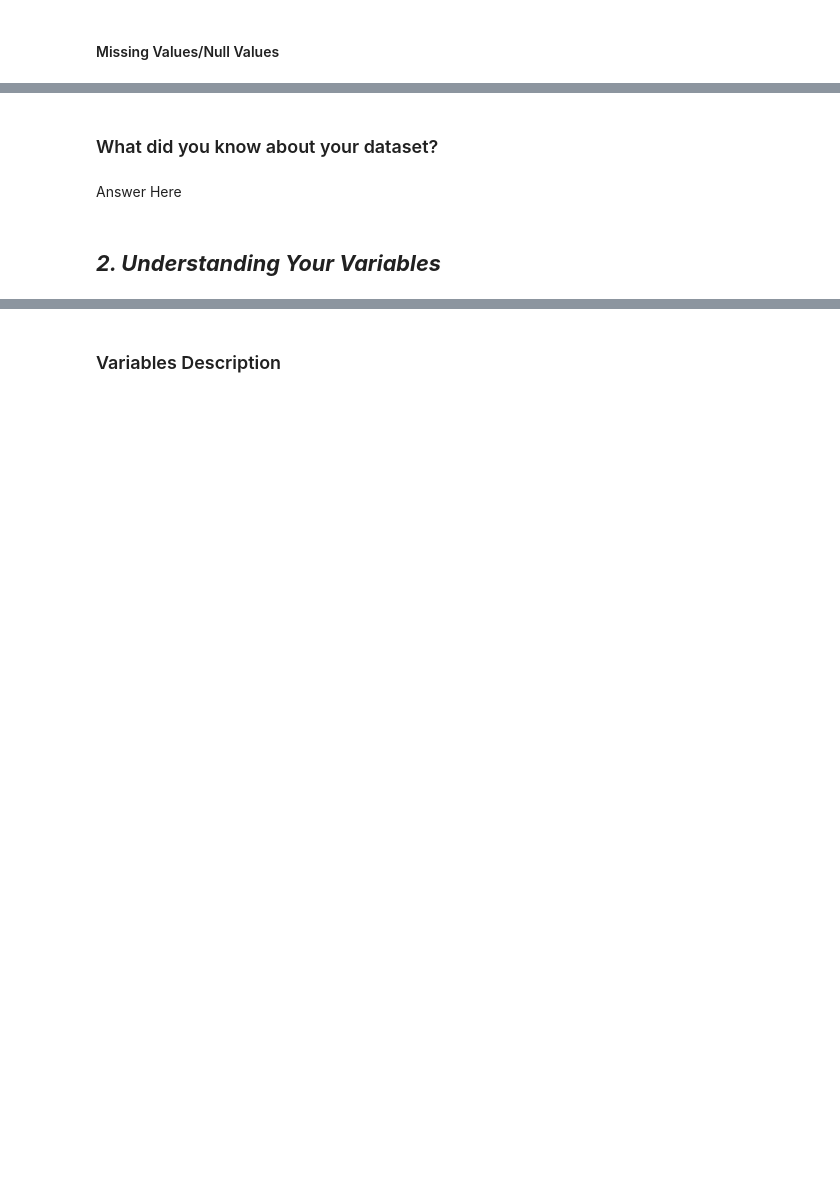
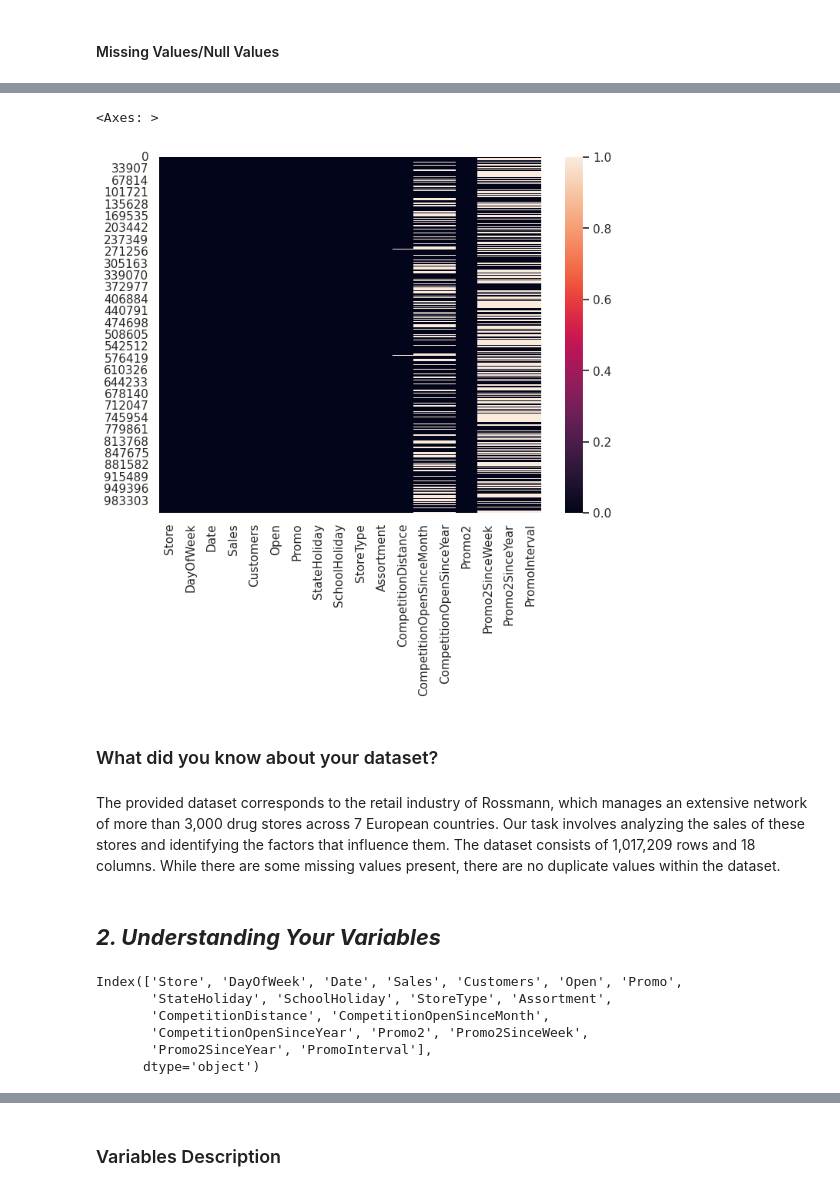
Before and after one commit to github-osama/Retail-Sales-Prediction-Regression-Project, a Jupyter notebook: Retail_Sales_Prediction_(Regression_Project).ipynb, the cells around one changed output, grey strips where cells are left out. Saved outputs shown, nothing was run; the diff lists cells and outputs as text; code cells hidden in the pictures; blank space fills up the shorter version.

```diff
--- a/Retail_Sales_Prediction_(Regression_Project).ipynb
+++ b/Retail_Sales_Prediction_(Regression_Project).ipynb
@@ -87,2 +85,16 @@ M - Multivariate Analysis
+# %%
+# Import Libraries
+import numpy as np
+import pandas as pd
+import matplotlib as mpl
+import matplotlib.pyplot as plt
+%matplotlib inline
+import seaborn as sns
+import plotly.graph_objs as go
+from datetime import datetime
+import scipy
+import warnings
+warnings.filterwarnings('ignore')
+plt.rcParams.update({'figure.figsize':(8,6),'figure.dpi':100})
 # %% [markdown]
 ### Dataset Loading
@@ -91,2 +107,6 @@ M - Multivariate Analysis
+# %%
+#Load both the Dataset from the Drive
+dataset_sales = pd.read_csv("/content/drive/MyDrive/Capstone_Project_Almabetter/ML_Project/Retail Sales Prediction/Rossmann Stores Data.csv")
+dataset_store = pd.read_csv("/content/drive/MyDrive/Capstone_Project_Almabetter/ML_Project/Retail Sales Prediction/Store.csv")
 # %% [markdown]
 ### Dataset First View
@@ -94,0 +141,6 @@ M - Multivariate Analysis
+# %%
+#Merge both the datafram and make a final datafram
+merged_df = dataset_sales.merge(dataset_store, how='outer', on='Store')
+
+#Make a copy of the final dataframe naming as df
+df = merged_df.copy()
@@ -111,12 +227,24 @@ M - Multivariate Analysis
 # %%
 # Visualizing the missing values
+sns.heatmap(df.isnull(), cbar=True)
+# %% [output]
+<Axes: >
+[figure, added]
 # %% [markdown]
 ### What did you know about your dataset?
-# %% [markdown]
-Answer Here
+# %% [markdown]
+The provided dataset corresponds to the retail industry of Rossmann, which manages an extensive network of more than 3,000 drug stores across 7 European countries. Our task involves analyzing the sales of these stores and identifying the factors that influence them. The dataset consists of 1,017,209 rows and 18 columns. While there are some missing values present, there are no duplicate values within the dataset.
 # %% [markdown]
 ## ***2. Understanding Your Variables***
 # %%
 # Dataset Columns
+print(df.columns)
+# %% [output]
+Index(['Store', 'DayOfWeek', 'Date', 'Sales', 'Customers', 'Open', 'Promo',
+       'StateHoliday', 'SchoolHoliday', 'StoreType', 'Assortment',
+       'CompetitionDistance', 'CompetitionOpenSinceMonth',
+       'CompetitionOpenSinceYear', 'Promo2', 'Promo2SinceWeek',
+       'Promo2SinceYear', 'PromoInterval'],
+      dtype='object')
 # %%
 # Dataset Describe
```
Also changed, not shown: parts of 110 cells of this notebook.
